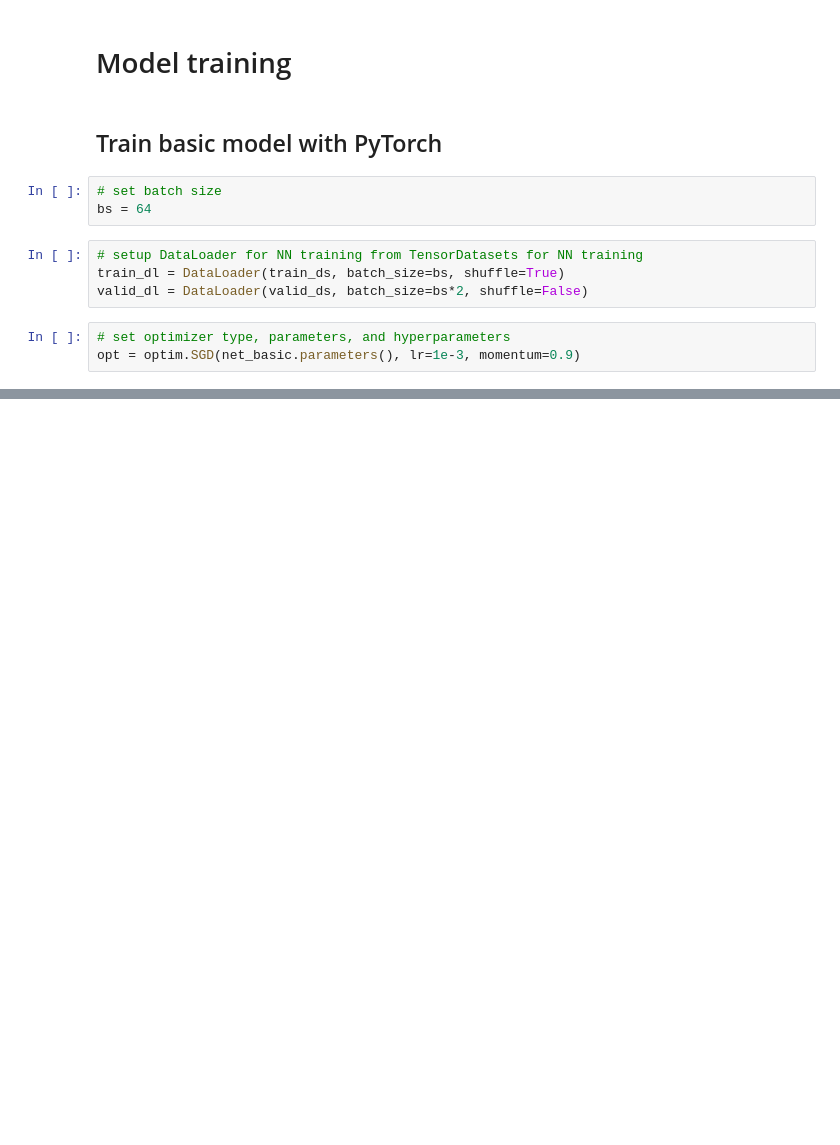
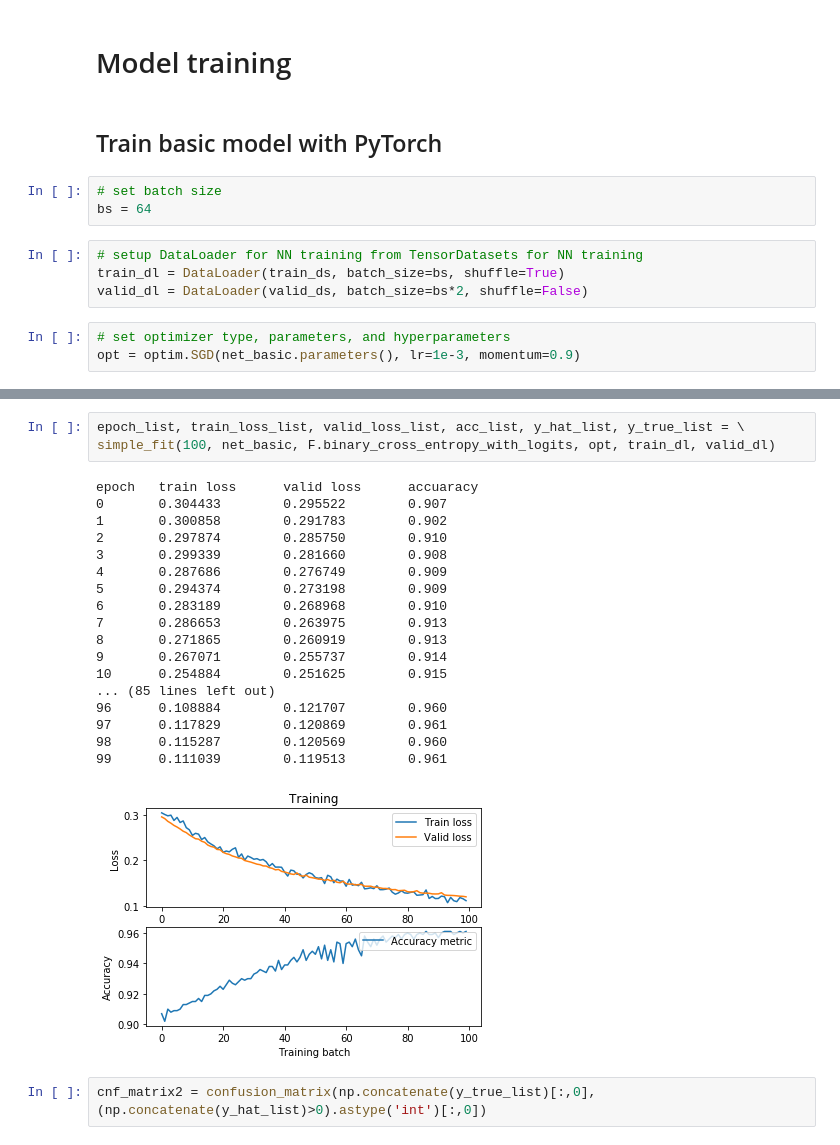
Before and after one commit to MicPie/genomics, a Jupyter notebook: DL_Genomics_v8_basic-pytorch.ipynb, the cells around one changed output, grey strips where cells are left out. Saved outputs shown, nothing was run; the diff lists cells and outputs as text; blank space fills up the shorter version.

```diff
--- a/DL_Genomics_v8_basic-pytorch.ipynb
+++ b/DL_Genomics_v8_basic-pytorch.ipynb
@@ -357,0 +432,24 @@ epoch   train loss      valid loss      accuaracy
+# %%
+epoch_list, train_loss_list, valid_loss_list, acc_list, y_hat_list, y_true_list = \
+simple_fit(100, net_basic, F.binary_cross_entropy_with_logits, opt, train_dl, valid_dl)
+# %% [output]
+epoch   train loss      valid loss      accuaracy
+0       0.304433        0.295522        0.907
+1       0.300858        0.291783        0.902
+2       0.297874        0.285750        0.910
+3       0.299339        0.281660        0.908
+4       0.287686        0.276749        0.909
+5       0.294374        0.273198        0.909
+6       0.283189        0.268968        0.910
+7       0.286653        0.263975        0.913
+8       0.271865        0.260919        0.913
+9       0.267071        0.255737        0.914
+10      0.254884        0.251625        0.915
+... (85 lines left out)
+96      0.108884        0.121707        0.960
+97      0.117829        0.120869        0.961
+98      0.115287        0.120569        0.960
+99      0.111039        0.119513        0.961
+[figure, added]
+# %%
+cnf_matrix2 = confusion_matrix(np.concatenate(y_true_list)[:,0], (np.concatenate(y_hat_list)>0).astype('int')[:,0])
```
Also changed, not shown: parts of 8 cells of this notebook, 1 other file.
